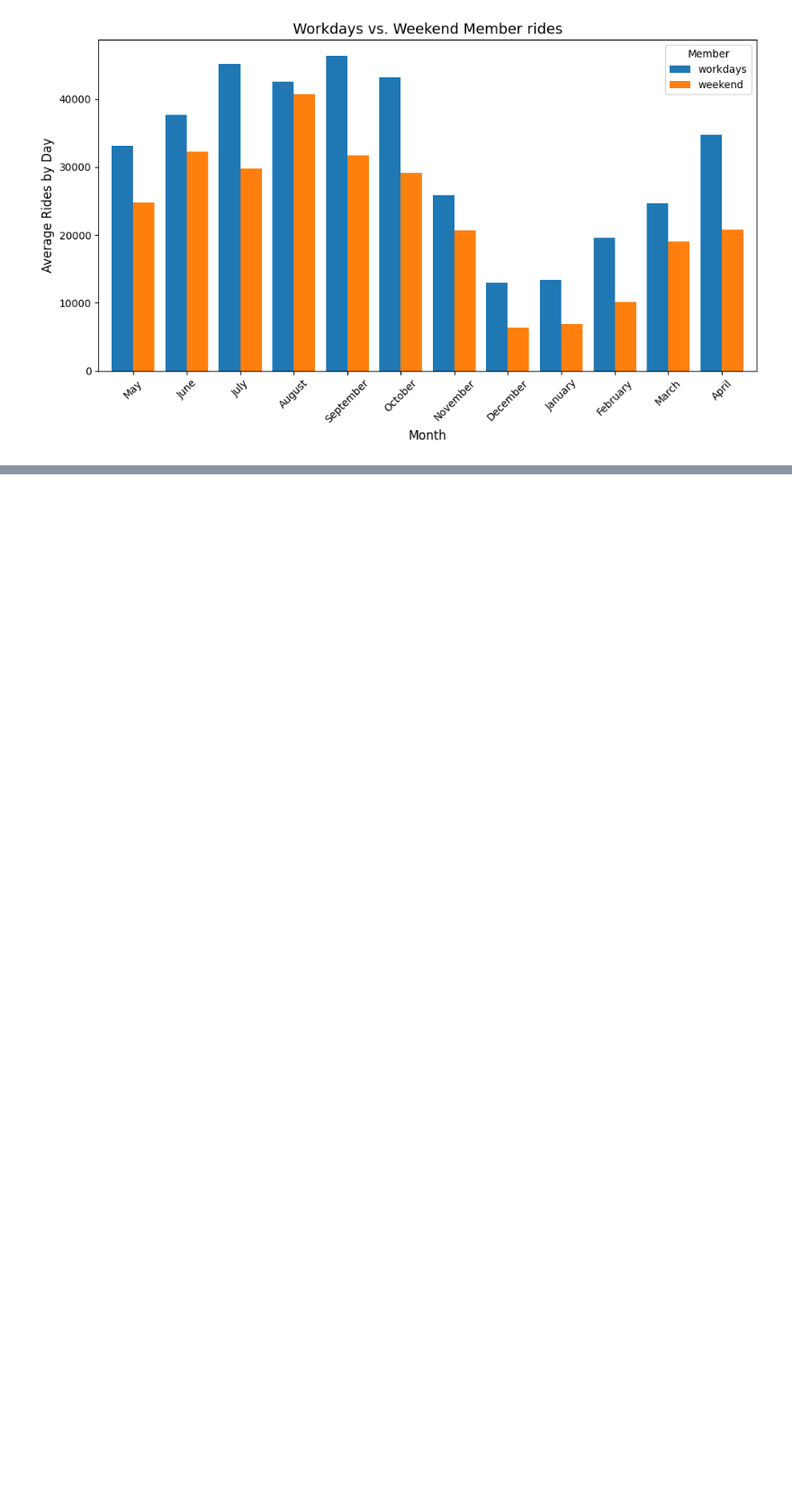
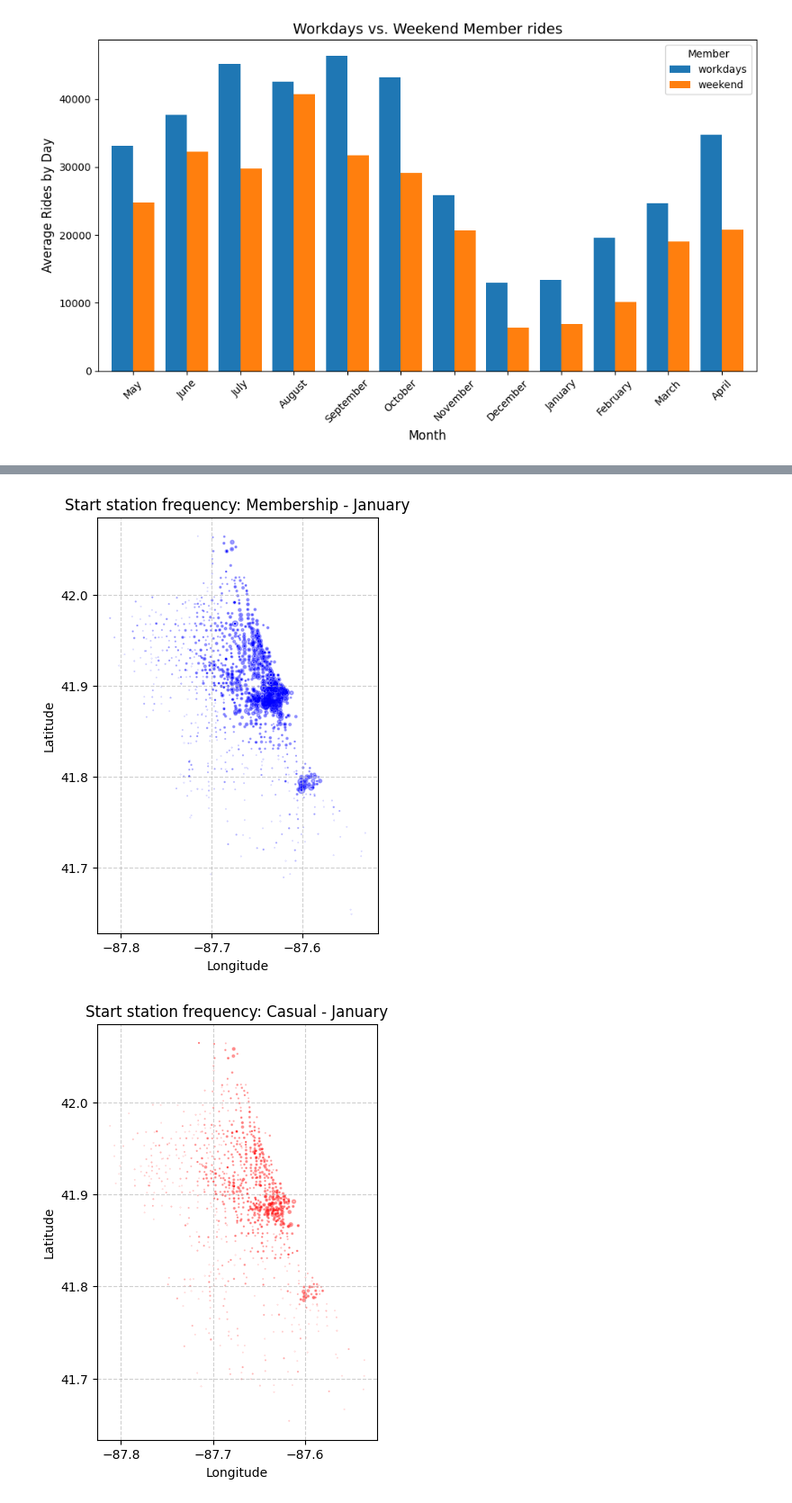
Before and after one commit to Titofmendes/Cyclistic_case_study, a Jupyter notebook: notebooks/analyze.ipynb, the cells around one changed output, grey strips where cells are left out. Shown at 90% size. Saved outputs shown, nothing was run; the diff lists cells and outputs as text; code cells hidden in the pictures; blank space fills up the shorter version.

```diff
--- a/notebooks/analyze.ipynb
+++ b/notebooks/analyze.ipynb
@@ -410,0 +445,33 @@ plt.show()
+# %%
+df = load_csv(months[8])
+mask = df['member_casual'] == 'member'
+results = df[mask].groupby(['start_lng', 'start_lat']).size().reset_index(name='count')
+plot_df = pd.DataFrame(results)
+plt.figure(figsize=(6, 6))
+plt.scatter(plot_df['start_lng'], plot_df['start_lat'], alpha=0.3, s=plot_df['count'] * 0.05, color='blue')
+plt.title('Start station frequency: Membership - January')
+plt.xlabel('Longitude')
+plt.ylabel('Latitude')
+plt.gca().xaxis.set_major_locator(ticker.MultipleLocator(0.1))
+plt.gca().yaxis.set_major_locator(ticker.MultipleLocator(0.1))
+plt.gca().set_aspect('equal', adjustable='box')
+plt.grid(True, linestyle='--', alpha=0.6)
+plt.show()
+
+df = load_csv(months[8])
+mask = df['member_casual'] == 'casual'
+results = df[mask].groupby(['start_lng', 'start_lat']).size().reset_index(name='count')
+plot_df = pd.DataFrame(results)
+plt.figure(figsize=(6, 6))
+plt.scatter(plot_df['start_lng'], plot_df['start_lat'], alpha=0.3, s=plot_df['count'] * 0.05, color='red')
+plt.title('Start station frequency: Casual - January')
+plt.xlabel('Longitude')
+plt.ylabel('Latitude')
+plt.gca().xaxis.set_major_locator(ticker.MultipleLocator(0.1))
+plt.gca().yaxis.set_major_locator(ticker.MultipleLocator(0.1))
+plt.gca().set_aspect('equal', adjustable='box')
+plt.grid(True, linestyle='--', alpha=0.6)
+plt.show()
+# %% [output]
+[figure, added]
+[figure, added]
```
Also changed, not shown: parts of 2 cells of this notebook, 1 other file.
